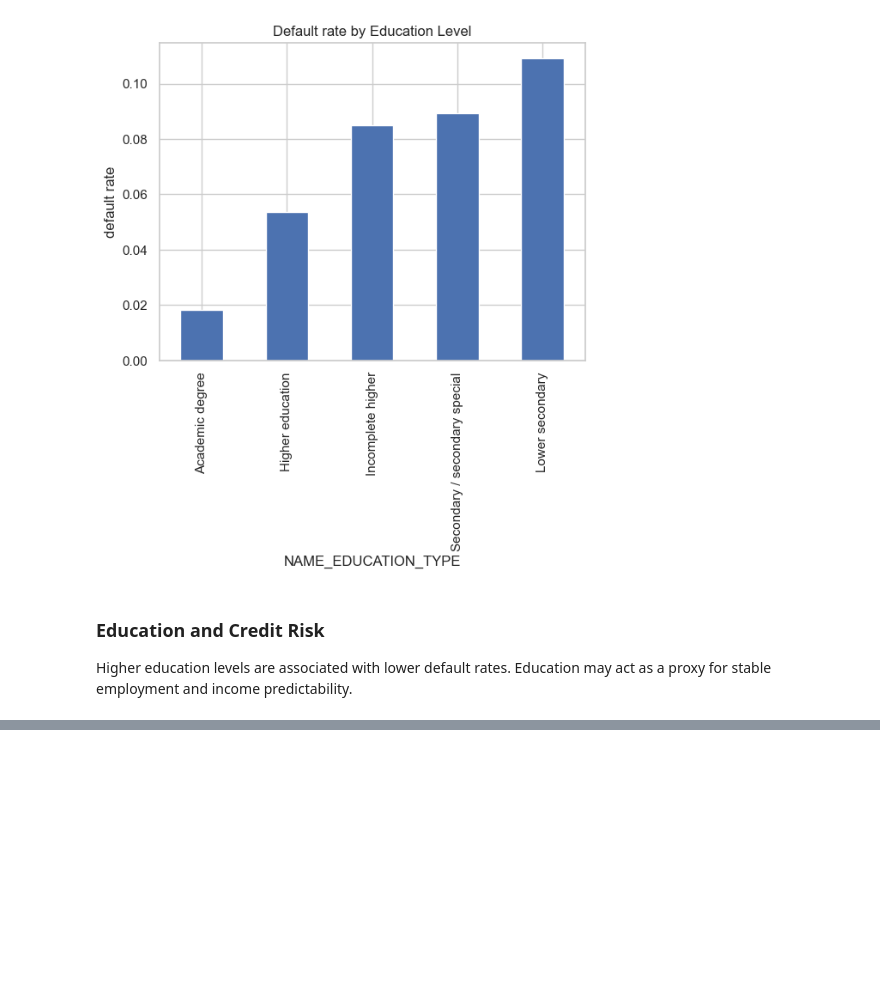
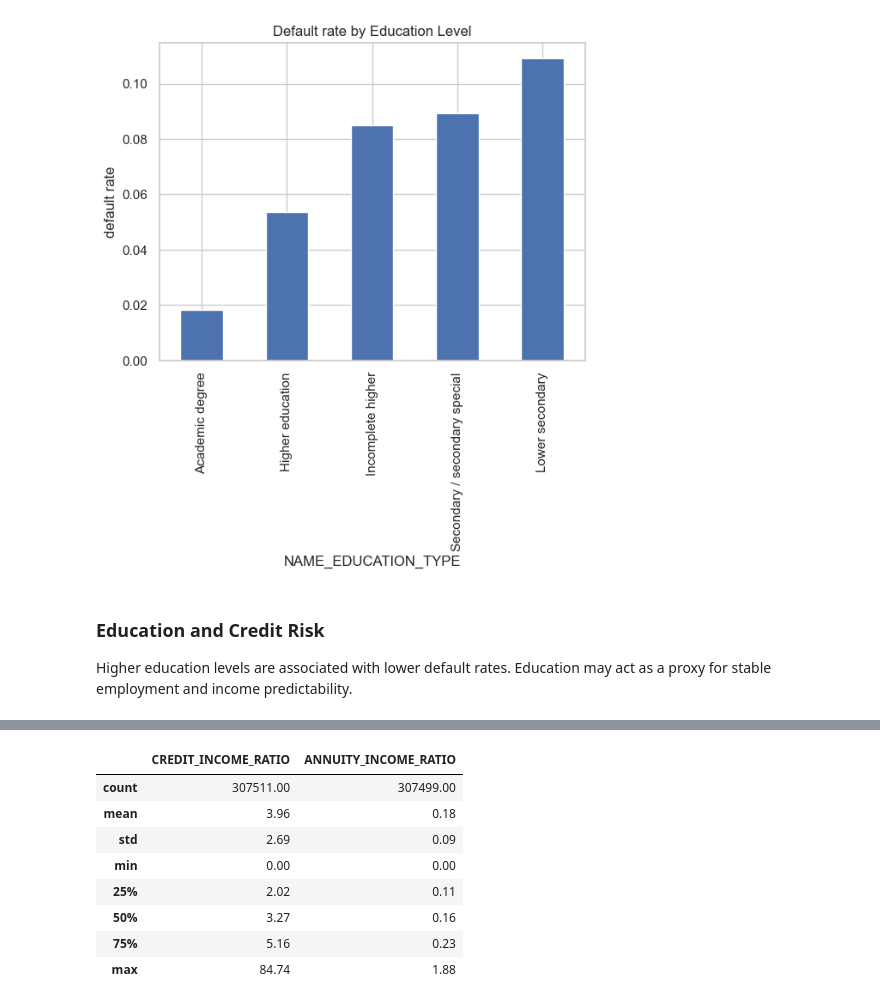
Before and after one commit to Vhutshilo0/home-credit-risk, a Jupyter notebook: notebooks/01_credit_risk_home_credit.ipynb, the cells around one changed output, grey strips where cells are left out. Saved outputs shown, nothing was run; the diff lists cells and outputs as text; code cells hidden in the pictures; blank space fills up the shorter version.

Commit message:
Feature engineering, encoding, and train-test split

```diff
--- a/notebooks/01_credit_risk_home_credit.ipynb
+++ b/notebooks/01_credit_risk_home_credit.ipynb
@@ -194,0 +247,17 @@ Education may act as a proxy for stable employment and income predictability.
+# %%
+# Feature engineering: affordability ratios
+df_model["CREDIT_INCOME_RATIO"] = df_model["AMT_CREDIT"] / df_model["AMT_INCOME_TOTAL"]
+df_model["ANNUITY_INCOME_RATIO"] = df_model["AMT_ANNUITY"] / df_model["AMT_INCOME_TOTAL"]
+
+# Conducting just a quick sanity check
+df_model[["CREDIT_INCOME_RATIO", "ANNUITY_INCOME_RATIO"]].describe()
+# %% [output]
+|  | CREDIT_INCOME_RATIO | ANNUITY_INCOME_RATIO |
+| count | 307511.00 | 307499.00 |
+| mean | 3.96 | 0.18 |
+| std | 2.69 | 0.09 |
+| min | 0.00 | 0.00 |
+| 25% | 2.02 | 0.11 |
+| 50% | 3.27 | 0.16 |
+| 75% | 5.16 | 0.23 |
+| max | 84.74 | 1.88 |
```
Also changed, not shown: parts of 5 cells of this notebook.
